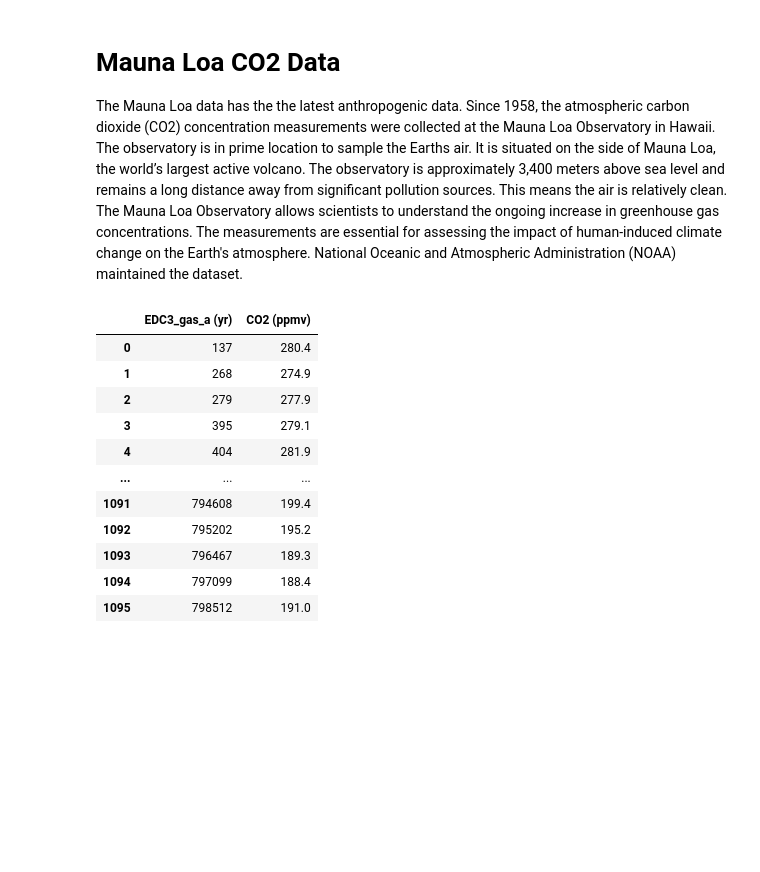
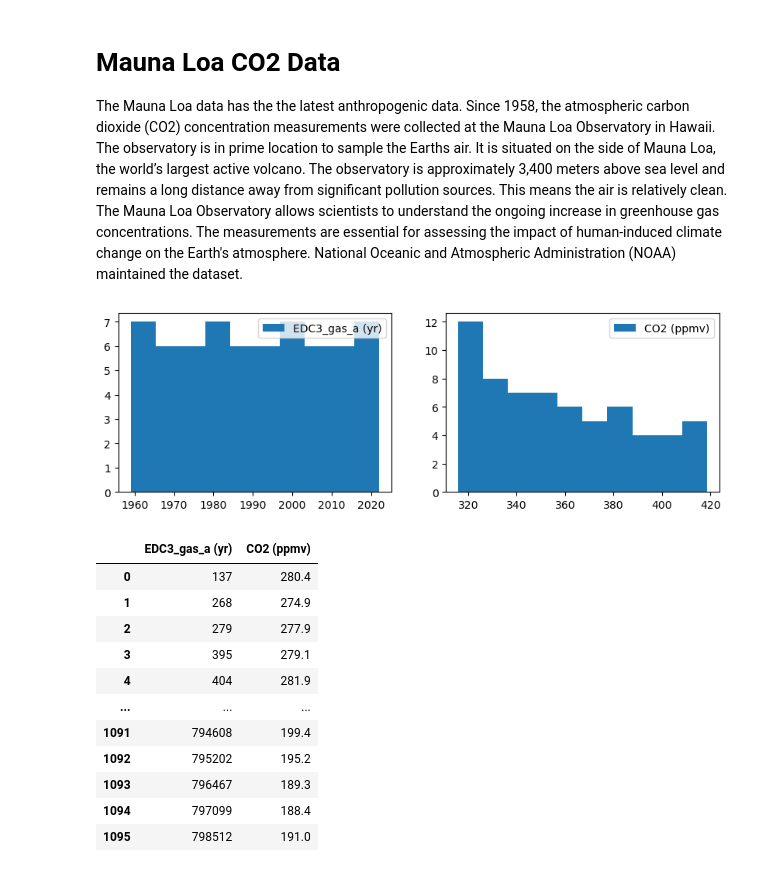
Before and after one commit to keithmmc/pda2, a Jupyter notebook: project2.ipynb, the cells around one changed output. Drawn from its saved outputs; the diff is of its cells as text; code cells hidden in the pictures; blank space fills up the shorter version.

```diff
--- a/project2.ipynb
+++ b/project2.ipynb
@@ -370,6 +393,18 @@ mloo_data =pd.read_csv('data/mloo_data.csv',skiprows=range(43))
 
 mloo_data = mloo_data.rename(columns=(({'year':'EDC3_gas_a (yr)'})))
 mloo_data = mloo_data.rename(columns=(({'mean':'CO2 (ppmv)'})))
+# %%
+fig, axs = plt.subplots(1,2, figsize=(10,3))
+
+axs[0].hist(mloo_data["EDC3_gas_a (yr)"],label="EDC3_gas_a (yr)")
+
+axs[0].legend()
+
+axs[1].hist(mloo_data["CO2 (ppmv)"],label="CO2 (ppmv)")
+axs[1].legend()
+plt.show()
+# %% [output]
+[figure, added]
 # %%
 nature.columns = nature.columns.str.lstrip()
 mloo_data.columns = mloo_data.columns.str.rstrip()
```
Also changed, not shown: parts of 2 cells of this notebook.
